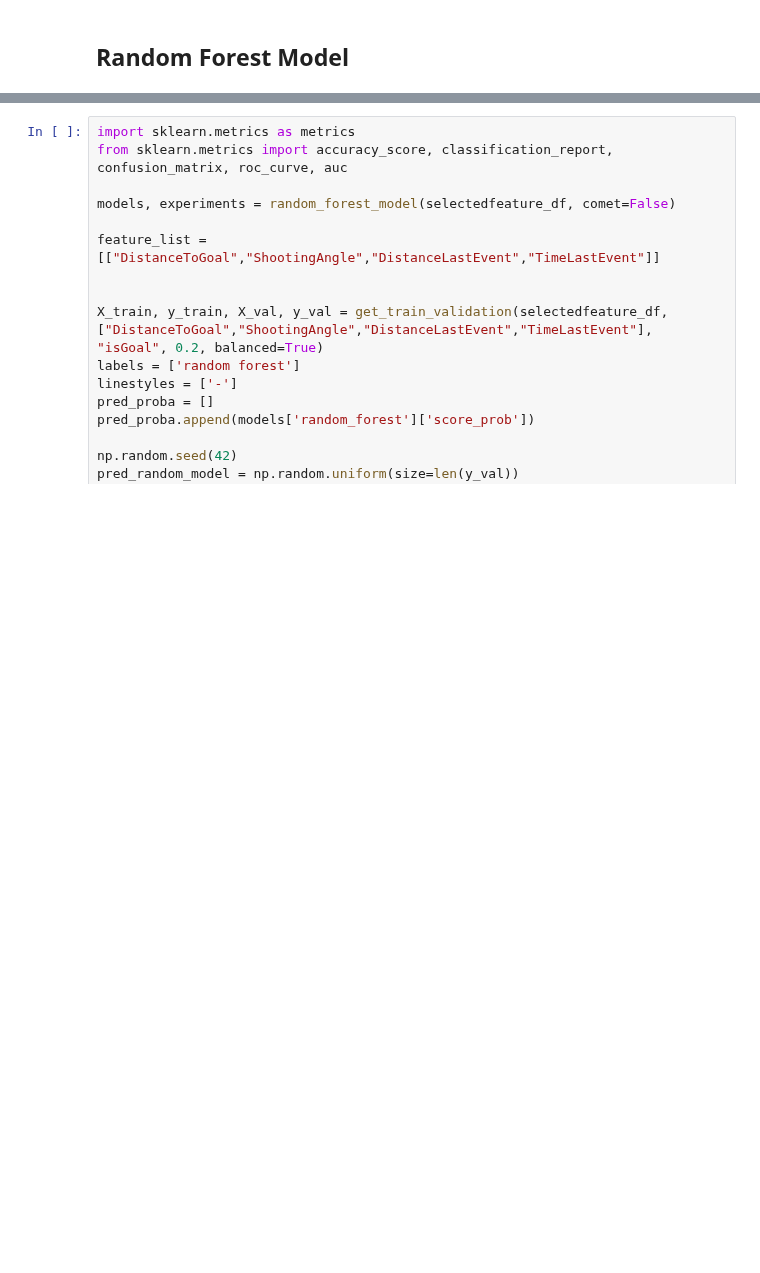
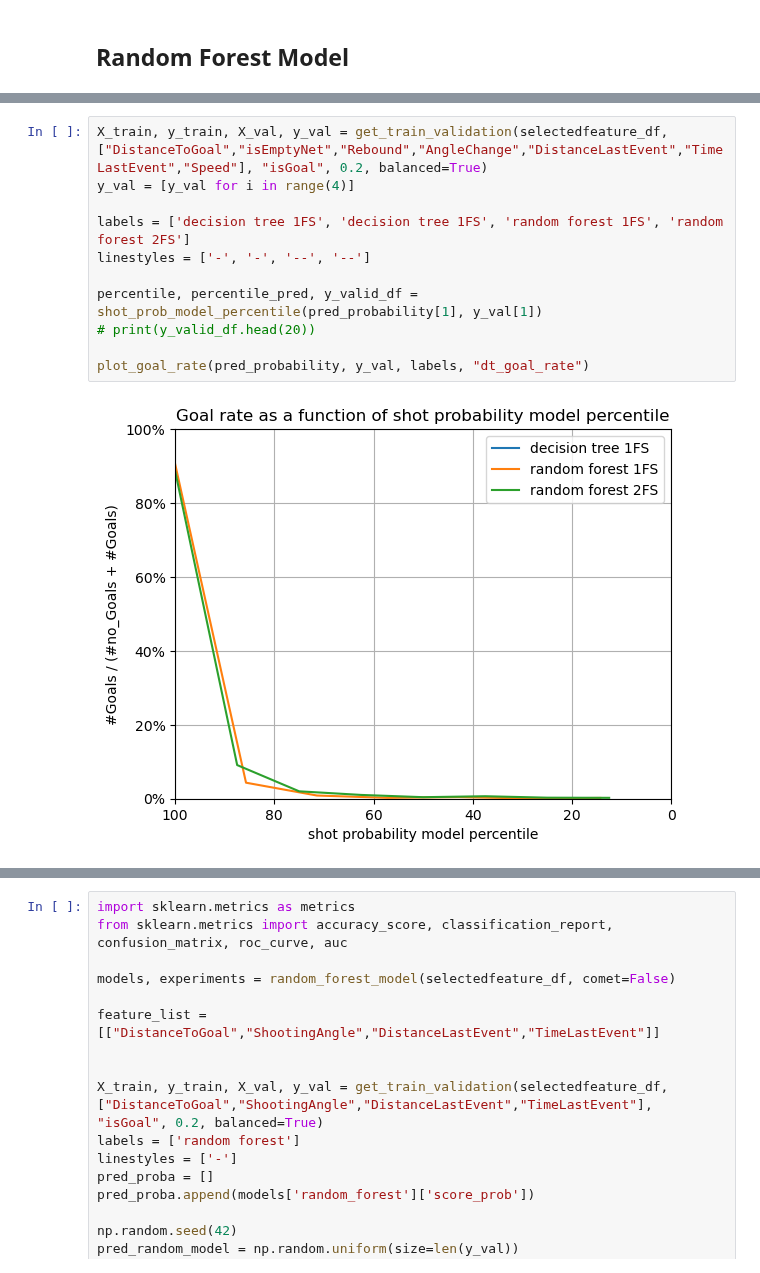
Before and after one commit to miloshdevic/NHL_analytics, a Jupyter notebook: decision_tree_random_forest.ipynb, the cells around one changed output, grey strips where cells are left out. Cells and saved outputs as stored; diff of their text form; blank space fills up the shorter version.

```diff
--- a/decision_tree_random_forest.ipynb
+++ b/decision_tree_random_forest.ipynb
@@ -335,0 +338,13 @@ models#, models['score_prob']
+# %%
+X_train, y_train, X_val, y_val = get_train_validation(selectedfeature_df, ["DistanceToGoal","isEmptyNet","Rebound","AngleChange","DistanceLastEvent","TimeLastEvent","Speed"], "isGoal", 0.2, balanced=True)
+y_val = [y_val for i in range(4)]
+
+labels = ['decision tree 1FS', 'decision tree 1FS', 'random forest 1FS', 'random forest 2FS']
+linestyles = ['-', '-', '--', '--']
+
+percentile, percentile_pred, y_valid_df = shot_prob_model_percentile(pred_probability[1], y_val[1])
+# print(y_valid_df.head(20))
+
+plot_goal_rate(pred_probability, y_val, labels, "dt_goal_rate")
+# %% [output]
+[figure, added]
```
Also changed, not shown: parts of 23 cells of this notebook, 1 other file.
